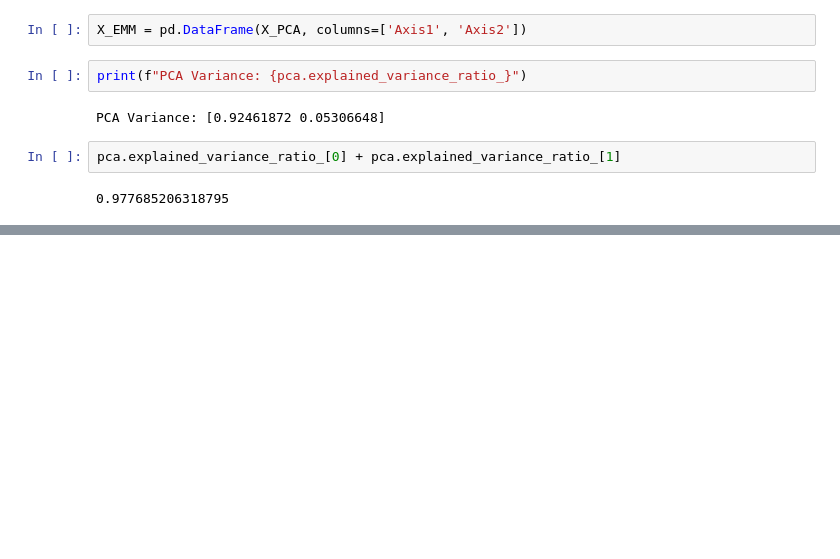
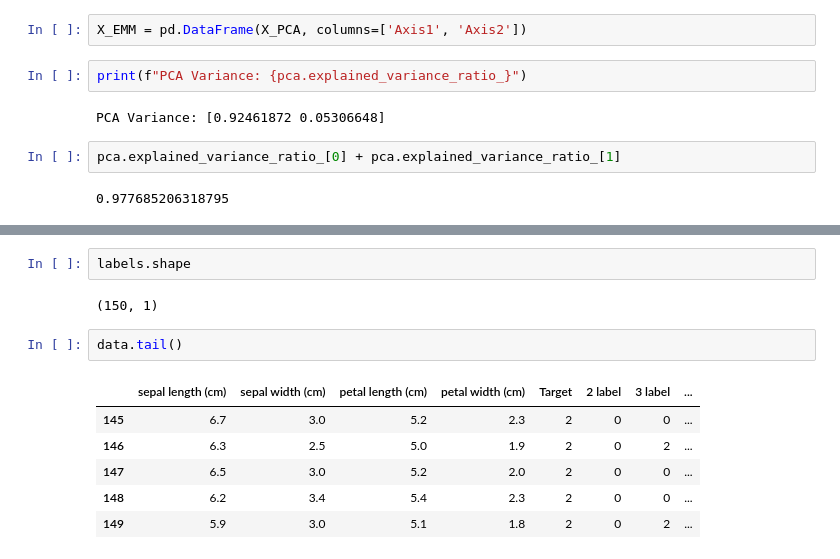
Before and after one commit to miri6913/Fast_Campus-Machine_Learning-, a Jupyter notebook: Clustering/k-means.ipynb, the cells around one changed output, grey strips where cells are left out. Drawn from its saved outputs; the diff is of its cells as text; blank space fills up the shorter version.

```diff
--- a/Clustering/k-means.ipynb
+++ b/Clustering/k-means.ipynb
@@ -206,0 +221,13 @@ pca.explained_variance_ratio_[0] + pca.explained_variance_ratio_[1]
+# %%
+labels.shape
+# %% [output]
+(150, 1)
+# %%
+data.tail()
+# %% [output]
+|  | sepal length (cm) | sepal width (cm) | petal length (cm) | petal width (cm) | Target | 2 label | 3 label | ... |
+| 145 | 6.7 | 3.0 | 5.2 | 2.3 | 2 | 0 | 0 | ... |
+| 146 | 6.3 | 2.5 | 5.0 | 1.9 | 2 | 0 | 2 | ... |
+| 147 | 6.5 | 3.0 | 5.2 | 2.0 | 2 | 0 | 0 | ... |
+| 148 | 6.2 | 3.4 | 5.4 | 2.3 | 2 | 0 | 0 | ... |
+| 149 | 5.9 | 3.0 | 5.1 | 1.8 | 2 | 0 | 2 | ... |
```
Also changed, not shown: parts of 8 cells of this notebook.
